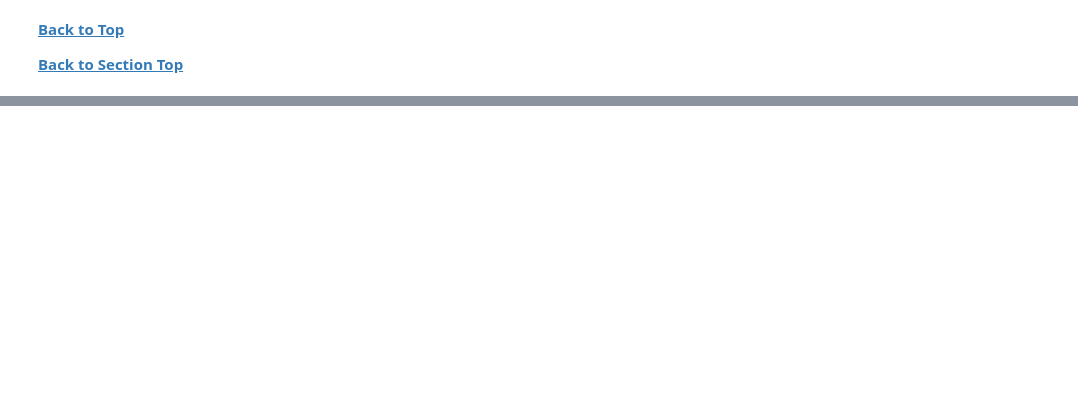
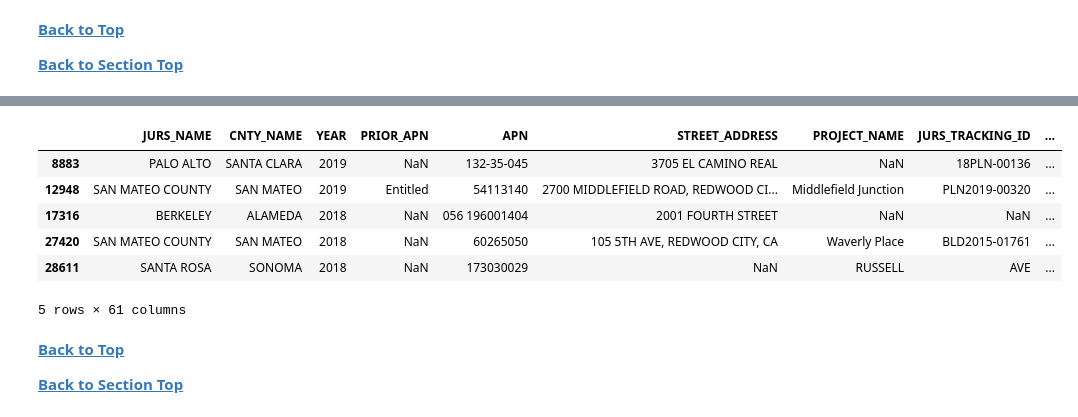
Before and after one commit to BayAreaMetro/MTCDataModel, a Jupyter notebook: Project-Documentation/hcd/HCD Annual Progress Report Data Processing 2018-2019.ipynb, the cells around one changed output, grey strips where cells are left out. Drawn from its saved outputs; the diff is of its cells as text; code cells hidden in the pictures; blank space fills up the shorter version.

```diff
--- a/Project-Documentation/hcd/HCD Annual Progress Report Data Processing 2018-2019.ipynb
+++ b/Project-Documentation/hcd/HCD Annual Progress Report Data Processing 2018-2019.ipynb
@@ -688,0 +787,5 @@ apr_bay_area.to_csv(os.path.join(work_dir,
+# %%
+#Create count columns for sum of units by income category
+apr_bay_area_geo['MTC_VLOW_TOT'] = apr_bay_area_geo['VLOW_INCOME_DR'] + apr_bay_area_geo['VLOW_INCOME_NDR']
+apr_bay_area_geo['MTC_MOD_TOT'] = apr_bay_area_geo['LOW_INCOME_DR'] + apr_bay_area_geo['LOW_INCOME_NDR']
+apr_bay_area_geo['MTC_LOW_TOT'] = apr_bay_area_geo['MOD_INCOME_DR'] + apr_bay_area_geo['MOD_INCOME_NDR']
@@ -688,0 +799,32 @@ apr_bay_area.to_csv(os.path.join(work_dir,
+# %%
+#Create function to calculate very income category permit count
+
+def sum_vlow_income_ndr(row,co_col,bp_col,entitle_col):
+    if (row[co_col] > 0):
+        return row[co_col]
+    elif (row[bp_col] > 0):
+        return row[bp_col]
+    elif (row[entitle_col] > 0):
+        return row[entitle_col]
+# %%
+apr_bay_area_geo['MTC_VLOW_INCOME_NDR'] = apr_bay_area_geo.apply(lambda row:
+                                                                 sum_vlow_income_ndr(row,
+                                                                                    'CO_VLOW_INCOME_NDR',
+                                                                                     'BP_VLOW_INCOME_NDR',
+                                                                                     'VLOW_INCOME_NDR'
+                                                                                    ),
+                                                                 axis=1)
+# %%
+apr_bay_area_geo[apr_bay_area_geo['MTC_VLOW_INCOME_NDR'] > 2]
+# %% [output]
+|  | JURS_NAME | CNTY_NAME | YEAR | PRIOR_APN | APN | STREET_ADDRESS | PROJECT_NAME | JURS_TRACKING_ID | ... |
+| 8883 | PALO ALTO | SANTA CLARA | 2019 | NaN | 132-35-045 | 3705 EL CAMINO REAL | NaN | 18PLN-00136 | ... |
+| 12948 | SAN MATEO COUNTY | SAN MATEO | 2019 | Entitled | 54113140 | 2700 MIDDLEFIELD ROAD, REDWOOD CI... | Middlefield Junction | PLN2019-00320 | ... |
+| 17316 | BERKELEY | ALAMEDA | 2018 | NaN | 056 196001404 | 2001 FOURTH STREET | NaN | NaN | ... |
+| 27420 | SAN MATEO COUNTY | SAN MATEO | 2018 | NaN | 60265050 | 105 5TH AVE, REDWOOD CITY, CA | Waverly Place | BLD2015-01761 | ... |
+| 28611 | SANTA ROSA | SONOMA | 2018 | NaN | 173030029 | NaN | RUSSELL | AVE | ... |
+5 rows × 61 columns
+# %% [markdown]
+**[Back to Top](#top)**
+
+**[Back to Section Top](#income_categories)**
```
Also changed, not shown: parts of 26 cells of this notebook.
